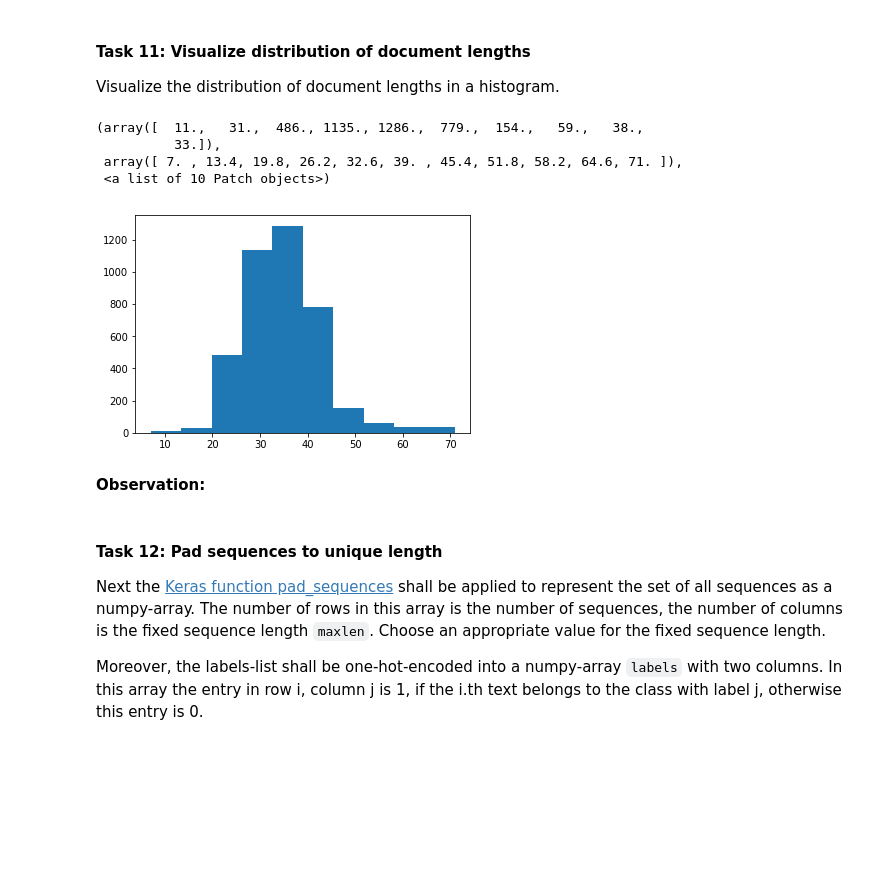
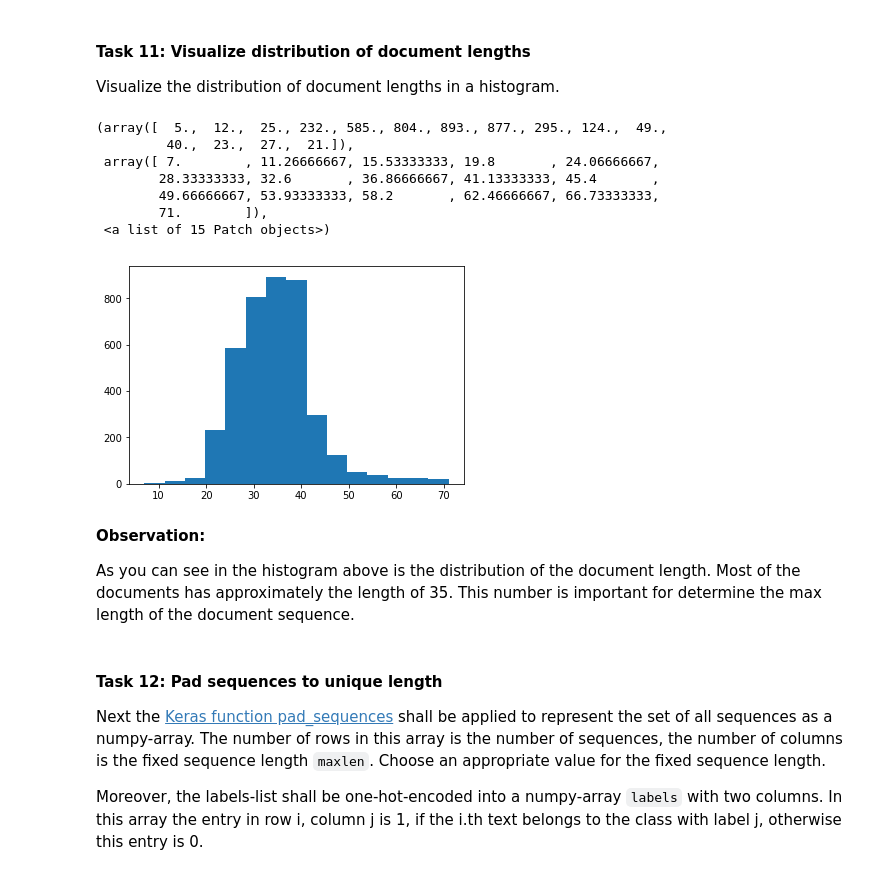
Before and after one commit to An-Dang/Programming-Intelligent-Applications, a Jupyter notebook: word-embedding-doc-classification/wordEmbeddingTextClassification.ipynb, the cells around one changed output. Cells and saved outputs as stored; diff of their text form; code cells hidden in the pictures; blank space fills up the shorter version.

```diff
--- a/word-embedding-doc-classification/wordEmbeddingTextClassification.ipynb
+++ b/word-embedding-doc-classification/wordEmbeddingTextClassification.ipynb
@@ -295,16 +451,21 @@ for docs in texts:
 # %%
 import matplotlib.pyplot as plt
 %matplotlib inline
 
-plt.hist(len_doc_lists, bins=10)
+plt.hist(len_doc_lists, bins=15)
 # %% [output]
-(array([  11.,   31.,  486., 1135., 1286.,  779.,  154.,   59.,   38.,
-          33.]),
- array([ 7. , 13.4, 19.8, 26.2, 32.6, 39. , 45.4, 51.8, 58.2, 64.6, 71. ]),
- <a list of 10 Patch objects>)
+(array([  5.,  12.,  25., 232., 585., 804., 893., 877., 295., 124.,  49.,
+         40.,  23.,  27.,  21.]),
+ array([ 7.        , 11.26666667, 15.53333333, 19.8       , 24.06666667,
+        28.33333333, 32.6       , 36.86666667, 41.13333333, 45.4       ,
+        49.66666667, 53.93333333, 58.2       , 62.46666667, 66.73333333,
+        71.        ]),
+ <a list of 15 Patch objects>)
-[figure, old version]
+[figure, new version]
-# %% [markdown]
-**Observation:**
+# %% [markdown]
+**Observation:**
+
+As you can see in the histogram above is the distribution of the document length. Most of the documents has approximately the length of 35. This number is important for determine the max length of the document sequence.
 # %% [markdown]
 #### Task 12: Pad sequences to unique length
 Next the [Keras function pad_sequences](https://keras.io/preprocessing/sequence/#pad_sequences) shall be applied to represent the set of all sequences as a numpy-array. The number of rows in this array is the number of sequences, the number of columns is the fixed sequence length `maxlen`. Choose an appropriate value for the fixed sequence length.
```
Also changed, not shown: parts of 49 cells of this notebook, 3 other files.
